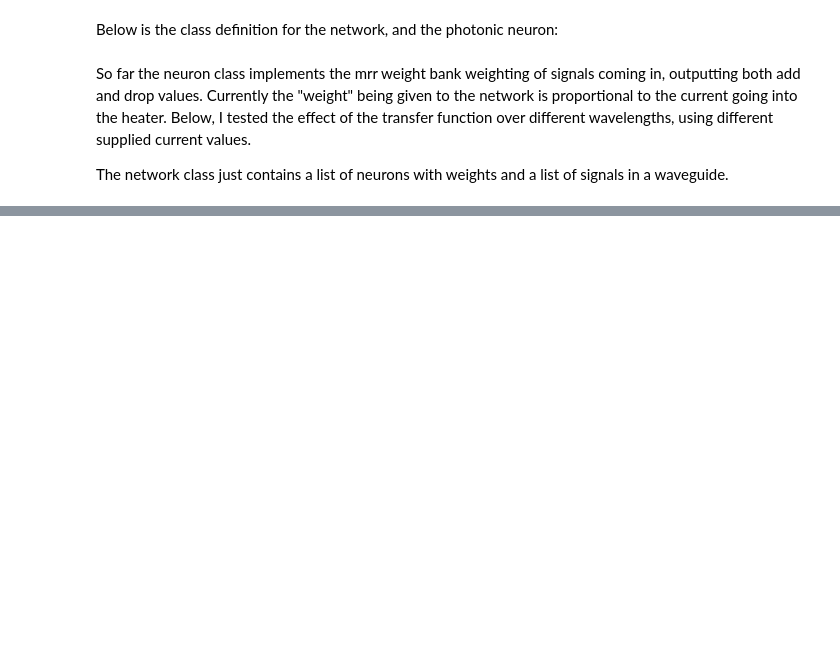
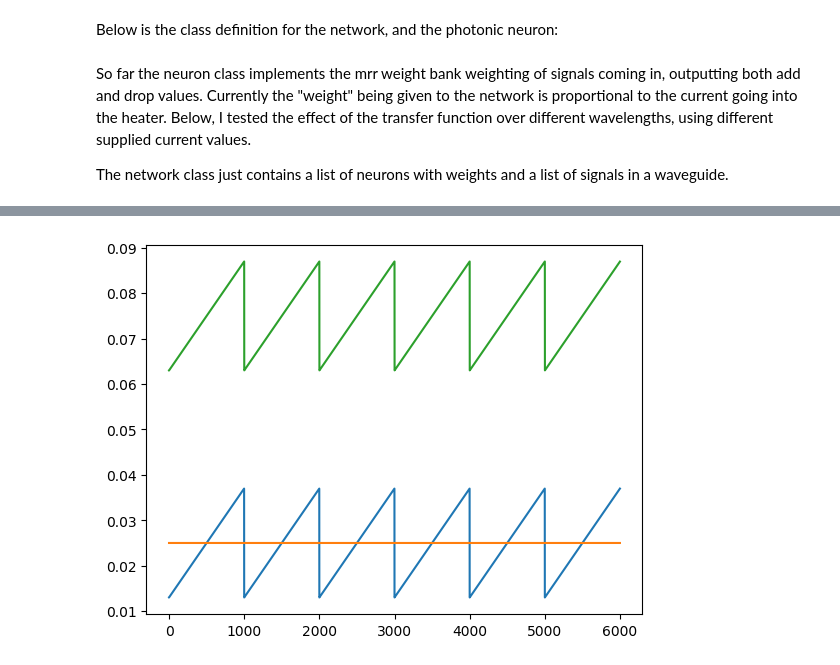
Before and after one commit to millerheidi/Hugh-Thesis, a Jupyter notebook: SiPhotoNet/Photonic Network with MRR tuning.ipynb, the cells around one changed output, grey strips where cells are left out. Drawn from its saved outputs; the diff is of its cells as text; code cells hidden in the pictures; blank space fills up the shorter version.

```diff
--- a/SiPhotoNet/Photonic Network with MRR tuning.ipynb
+++ b/SiPhotoNet/Photonic Network with MRR tuning.ipynb
@@ -65,9 +43,20 @@ sim = net.simulate()
-# %%
-x = [i for i in range(100)]
-y = []
-for i in x:
-    y.append(net.waveguide[0]['power'])
-    next(sim)
-plt.figure()
-plt.plot(x,y)
-plt.show()
+# %%
+T = [float(i) for i in range(6000)]
+s = [25e-3 + (12e-3 * sig.sawtooth(2*np.pi*t/1000)) for t in T]
+net = network([[0.75]], weightsIn = [3], wavelengthIn = 1555e-9, signalIn = s)
+sim = net.simulate()
+out1 = []
+out2 = []
+ext = []
+for t in T:
+    out1.append(net.waveguide[0,1])
+    out2.append(net.getState(2)+0.05)
+    ext.append(net.signalIn[0])
+    next(sim)
+# %%
+plt.plot(T,ext)
+plt.plot(T,out1)
+plt.plot(T,out2)
+plt.show()
+# %% [output]
+[figure, added]
```
Also changed, not shown: parts of 4 cells of this notebook, 2 other files.
